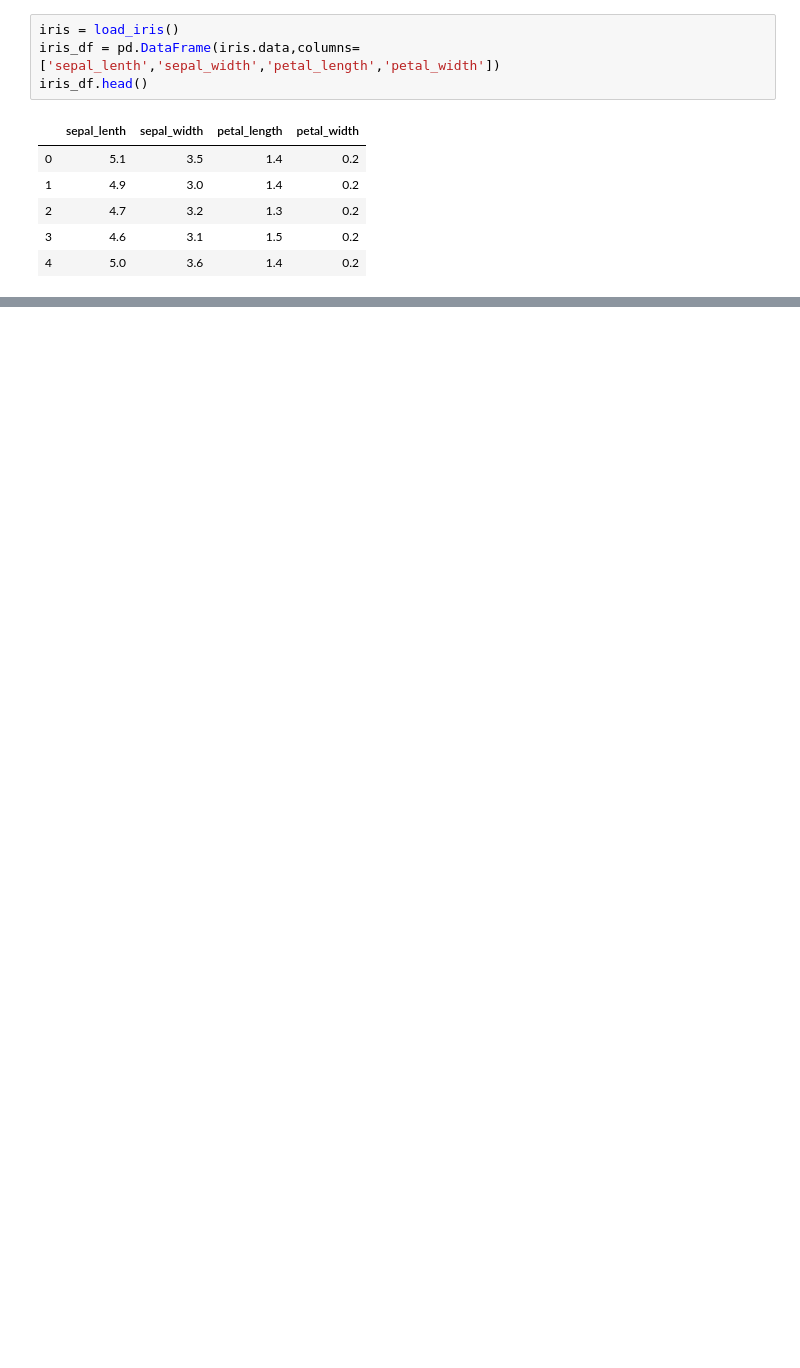
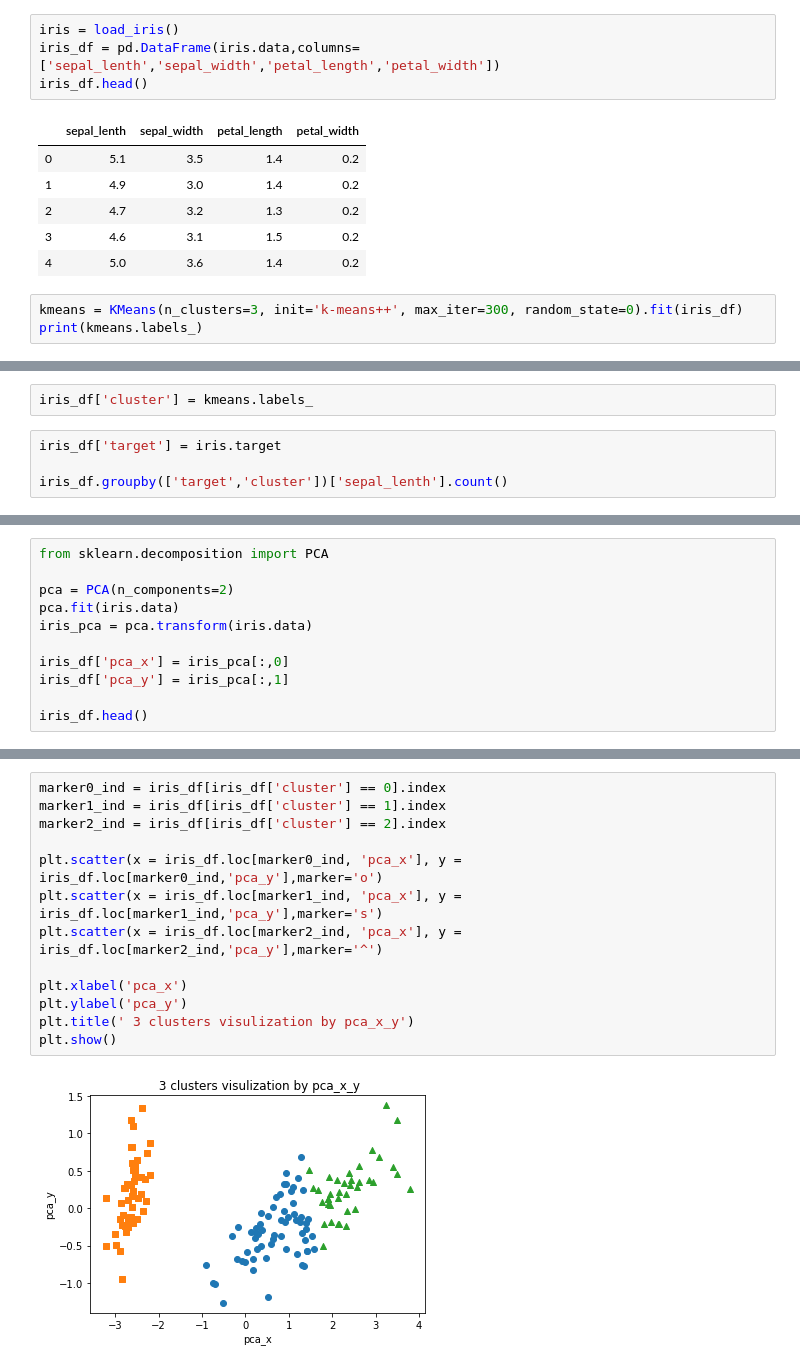
Before and after one commit to jeonprize/Machine_Learning, a Jupyter notebook: 7. 군집화.ipynb, the cells around one changed output, grey strips where cells are left out. Saved outputs shown, nothing was run; the diff lists cells and outputs as text; blank space fills up the shorter version.

```diff
--- a/7. 군집화.ipynb
+++ b/7. 군집화.ipynb
@@ -32,3 +32,6 @@ iris_df.head()
 | 2 | 4.7 | 3.2 | 1.3 | 0.2 |
 | 3 | 4.6 | 3.1 | 1.5 | 0.2 |
 | 4 | 5.0 | 3.6 | 1.4 | 0.2 |
+# %%
+kmeans = KMeans(n_clusters=3, init='k-means++', max_iter=300, random_state=0).fit(iris_df)
+print(kmeans.labels_)
@@ -34,0 +44,6 @@ iris_df.head()
+# %%
+iris_df['cluster'] = kmeans.labels_
+# %%
+iris_df['target'] = iris.target
+
+iris_df.groupby(['target','cluster'])['sepal_lenth'].count()
@@ -34,0 +58,11 @@ iris_df.head()
+# %%
+from sklearn.decomposition import PCA
+
+pca = PCA(n_components=2)
+pca.fit(iris.data)
+iris_pca = pca.transform(iris.data)
+
+iris_df['pca_x'] = iris_pca[:,0]
+iris_df['pca_y'] = iris_pca[:,1]
+
+iris_df.head()
@@ -34,0 +76,15 @@ iris_df.head()
+# %%
+marker0_ind = iris_df[iris_df['cluster'] == 0].index
+marker1_ind = iris_df[iris_df['cluster'] == 1].index
+marker2_ind = iris_df[iris_df['cluster'] == 2].index
+
+plt.scatter(x = iris_df.loc[marker0_ind, 'pca_x'], y = iris_df.loc[marker0_ind,'pca_y'],marker='o')
+plt.scatter(x = iris_df.loc[marker1_ind, 'pca_x'], y = iris_df.loc[marker1_ind,'pca_y'],marker='s')
+plt.scatter(x = iris_df.loc[marker2_ind, 'pca_x'], y = iris_df.loc[marker2_ind,'pca_y'],marker='^')
+
+plt.xlabel('pca_x')
+plt.ylabel('pca_y')
+plt.title(' 3 clusters visulization by pca_x_y')
+plt.show()
+# %% [output]
+[figure, added]
```
Also changed, not shown: parts of 13 cells of this notebook.
